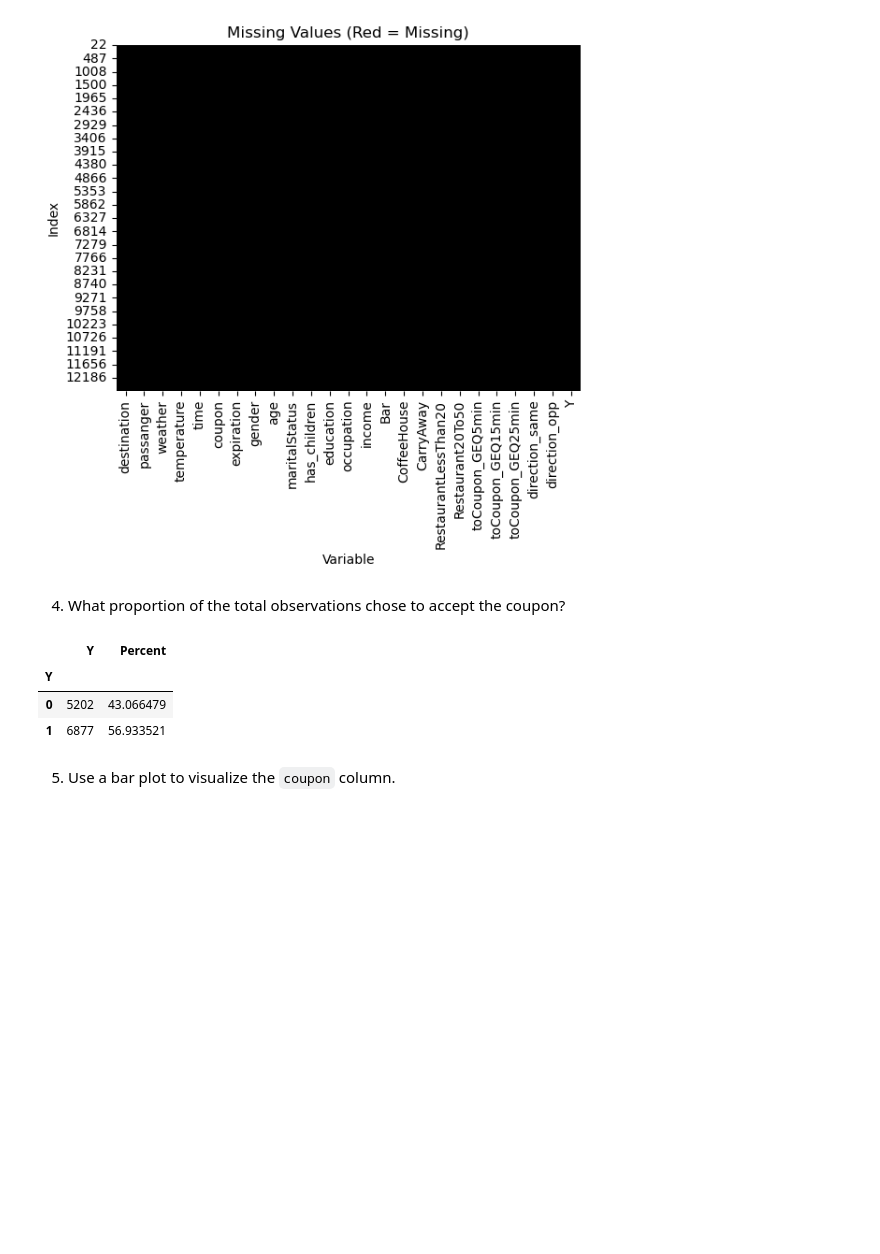
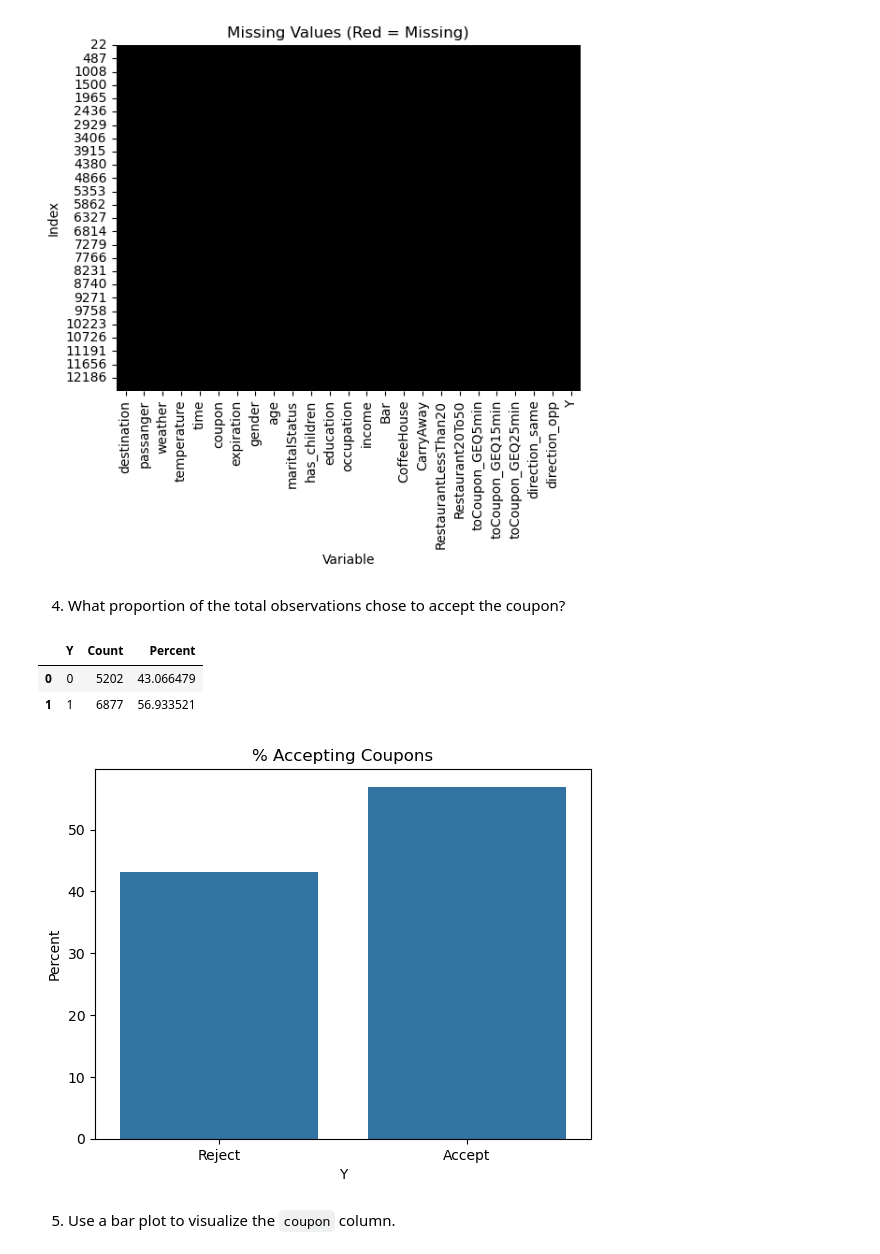
Before and after one commit to joxborrow/prac_applications, a Jupyter notebook: coupon_analysis.ipynb, the cells around one changed output. Saved outputs shown, nothing was run; the diff lists cells and outputs as text; code cells hidden in the pictures; blank space fills up the shorter version.

```diff
--- a/coupon_analysis.ipynb
+++ b/coupon_analysis.ipynb
@@ -72,7 +72,7 @@ Use the prompts below to get started with your data analysis.
 1. Read in the `coupons.csv` file.
 # %%
 # Read in the dataset
-data = pd.read_csv('data/coupons.csv')
+coupons = pd.read_csv('data/coupons.csv')
 # %% [markdown]
 2. Investigate the dataset for missing or problematic data.
 # %%
@@ -157,17 +157,17 @@ Text(0.5, 23.38159722222222, 'Variable')
 3. Decide what to do about your missing data -- drop, replace, other...
 # %%
 # Drop the car column as it is mostly missing
-data2 = data.drop(columns=['car'])
+coupons = coupons.drop(columns=['car'])
 
 # Drop the observations where values are missing
 # as this is a small percentage of the overall observartion count
-data2 = data2.dropna()
+coupons = coupons.dropna()
 
 # Verify all missing values are removed
-display(data2.isnull().sum())
+display(coupons.isnull().sum())
 
 # Visualize
-ax = sns.heatmap(data2.isnull(), cmap=['black', 'red'], cbar=False)
+ax = sns.heatmap(coupons.isnull(), cmap=['black', 'red'], cbar=False)
 ax.set_title('Missing Values (Red = Missing)')
 ax.set_ylabel('Index')
 ax.set_xlabel('Variable')
@@ -195,16 +195,27 @@ Text(0.5, 23.38159722222222, 'Variable')
 4. What proportion of the total observations chose to accept the coupon?
 # %%
 # Get counts of those using and not using coupons
-accept = data2.groupby('Y')[['Y']].count()
+accept = coupons.groupby('Y')[['Y']].count()
 
-# Calcualte the percentages for each group
+# Calculate the percentages for each group
 accept['Percent'] = (accept['Y'] / accept['Y'].sum()) * 100
-accept
+
+# Clean up the data frame
+accept = (accept.rename(columns={'Y':'Count'})
+                .reset_index())
+
+display(accept)
+
+ax = sns.barplot(accept, x='Y', y='Percent')
+ax.set_title('% Accepting Coupons')
+ax.set_xticks([0,1])
+ax.set_xticklabels(['Reject', 'Accept'])
+plt.savefig('images/accepting_coupons.png')
 # %% [output]
-|  | Y | Percent |
-| Y |  |  |
-| 0 | 5202 | 43.066479 |
-| 1 | 6877 | 56.933521 |
+|  | Y | Count | Percent |
+| 0 | 0 | 5202 | 43.066479 |
+| 1 | 1 | 6877 | 56.933521 |
+[figure, added]
 # %% [markdown]
 5. Use a bar plot to visualize the `coupon` column.
 # %%
```
Also changed, not shown: parts of 13 cells of this notebook, 5 other files.
